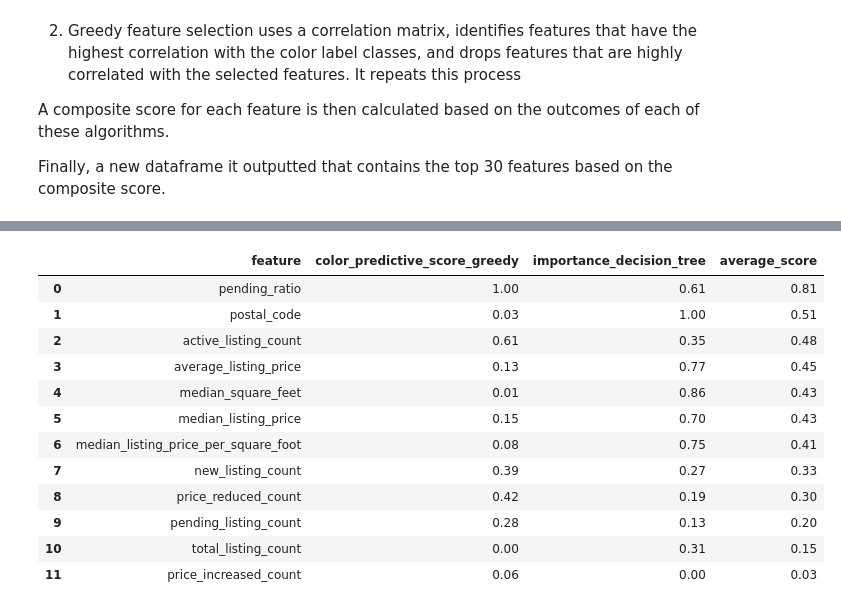
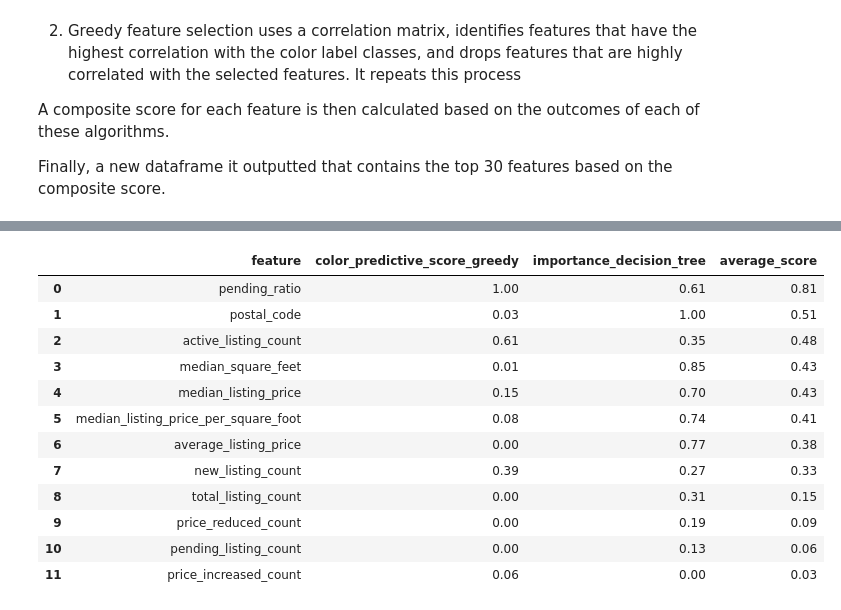
Before and after one commit to kkuc100/real_estate_analysis, a Jupyter notebook: Notebooks/leo_eda_realtor.ipynb, the cells around one changed output, grey strips where cells are left out. Drawn from its saved outputs; the diff is of its cells as text; code cells hidden in the pictures.

```diff
--- a/Notebooks/leo_eda_realtor.ipynb
+++ b/Notebooks/leo_eda_realtor.ipynb
@@ -56,7 +46,7 @@ df_realtor_zip_monthly_hotness.head()
 # Change data types of columns to correct types
 for col in ['month_date_yyyymm','zip_name']:
     df_realtor_zip_monthly_historical[col] = df_realtor_zip_monthly_historical[col].astype(str)
-    df_realtor_zip_monthly_current[col] = df_realtor_zip_monthly_current[col].astype(str)
+    #df_realtor_zip_monthly_current[col] = df_realtor_zip_monthly_current[col].astype(str)
 
 for col in ['month_date_yyyymm','zip_name']:
     df_realtor_zip_monthly_hotness[col] = df_realtor_zip_monthly_hotness[col].astype(str)
@@ -66,13 +56,13 @@ for col in ['postal_code', 'hotness_rank']:
 
 # Replace blanks and NaNs with NaN
 df_realtor_zip_monthly_historical = df_realtor_zip_monthly_historical.replace(r'^\s*$', np.nan, regex=True)
-df_realtor_zip_monthly_current = df_realtor_zip_monthly_current.replace(r'^\s*$', np.nan, regex=True)
+#df_realtor_zip_monthly_current = df_realtor_zip_monthly_current.replace(r'^\s*$', np.nan, regex=True)
 df_realtor_zip_monthly_hotness = df_realtor_zip_monthly_hotness.replace(r'^\s*$', np.nan, regex=True)
 
 # drop 'quality_flag = 1:  year-over-year figures may be impacted' value in zipcode
 value_to_drop = 'quality_flag = 1:  year-over-year figures may be impacted'
 df_realtor_zip_monthly_historical = df_realtor_zip_monthly_historical[df_realtor_zip_monthly_historical['month_date_yyyymm'] != value_to_drop]
-df_realtor_zip_monthly_current = df_realtor_zip_monthly_current[df_realtor_zip_monthly_current['month_date_yyyymm'] != value_to_drop]
+#df_realtor_zip_monthly_current = df_realtor_zip_monthly_current[df_realtor_zip_monthly_current['month_date_yyyymm'] != value_to_drop]
 # %%
 # parse month_date_yyyymm
 df_realtor_zip_monthly_historical['year'] = df_realtor_zip_monthly_historical['month_date_yyyymm'].str[:4]
@@ -95,10 +88,10 @@ new_df = df_realtor_zip_monthly_historical.dropna(subset=['zip_name', 'median_li
 print('shape of historical data:',np.shape(new_df))
 print(new_df.isnull().sum())
 
-new_df1 = df_realtor_zip_monthly_current.dropna(subset=['zip_name', 'median_listing_price', 'active_listing_count', 'median_days_on_market',
-                                                'new_listing_count', 'price_increased_count', 'price_reduced_count', 'median_listing_price_per_square_foot',
-                                                'median_square_feet', 'average_listing_price', 'total_listing_count', 'pending_listing_count',
-                                                'pending_ratio'])
+# new_df1 = df_realtor_zip_monthly_current.dropna(subset=['zip_name', 'median_listing_price', 'active_listing_count', 'median_days_on_market',
+#                                                 'new_listing_count', 'price_increased_count', 'price_reduced_count', 'median_listing_price_per_square_foot',
+#                                                 'median_square_feet', 'average_listing_price', 'total_listing_count', 'pending_listing_count',
+#                                                 'pending_ratio'])
 
 
 hotness_df = df_realtor_zip_monthly_hotness.dropna(subset=['hh_rank', 'median_days_on_market'])
@@ -517,7 +580,8 @@ def feature_selection_greedy(df, cols_to_drop=['percentile_label', 'color_label'
 
     return selected_features
 
-df_greedy_feature = feature_selection_greedy(feature_df, corr_drop_threshold=0.9)
+#historical data
+df_greedy_feature = feature_selection_greedy(feature_df, corr_drop_threshold=0.8)
 df_greedy_feature
 # %% [output]
 |  | feature | color_predictive_score |
@@ -545,43 +618,44 @@ def merge_feature_selection(df_greedy = df_greedy_feature, df_decision_tree = df
         df_feature_selection: DataFrame with features, individual and average scores
     """
     # Merge greedy and decision tree feature selection
-    df_feature_selection = pd.merge(df_greedy_feature, df_decision_tree, how='outer', on='feature', suffixes=('_greedy', '_decision_tree'))
+    df_feature_selection = pd.merge(df_greedy, df_decision_tree, how='outer', on='feature', suffixes=('_greedy', '_decision_tree'))
     df_feature_selection.columns = ['feature', 'color_predictive_score_greedy', 'importance_decision_tree']
 
     # Replace nan with 0
     df_feature_selection = df_feature_selection.fillna(0)
 
     # Normalize the scores using sklearn's minmax scaler
     scaler = MinMaxScaler()
     df_feature_selection[['color_predictive_score_greedy', 'importance_decision_tree']] = scaler.fit_transform(df_feature_selection[['color_predictive_score_greedy', 'importance_decision_tree']])
 
     # Calculate average score as a new column
     df_feature_selection['average_score'] = (df_feature_selection['color_predictive_score_greedy'] + df_feature_selection['importance_decision_tree']) / 2
 
     # Sort by average score
     df_feature_selection = df_feature_selection.sort_values(by='average_score', ascending=False)
 
     # Reindex
     df_feature_selection = df_feature_selection.reset_index(drop=True)
 
     # Make each column display in 2 decimal places
     df_feature_selection = df_feature_selection.round(2)
 
     return df_feature_selection
 
+#historical data
 df_feature_scores = merge_feature_selection(df_greedy_feature, df_decision_tree_feature)
 df_feature_scores
 # %% [output]
 |  | feature | color_predictive_score_greedy | importance_decision_tree | average_score |
 | 0 | pending_ratio | 1.00 | 0.61 | 0.81 |
 | 1 | postal_code | 0.03 | 1.00 | 0.51 |
 | 2 | active_listing_count | 0.61 | 0.35 | 0.48 |
-| 3 | average_listing_price | 0.13 | 0.77 | 0.45 |
-| 4 | median_square_feet | 0.01 | 0.86 | 0.43 |
-| 5 | median_listing_price | 0.15 | 0.70 | 0.43 |
-| 6 | median_listing_price_per_square_foot | 0.08 | 0.75 | 0.41 |
+| 3 | median_square_feet | 0.01 | 0.85 | 0.43 |
+| 4 | median_listing_price | 0.15 | 0.70 | 0.43 |
+| 5 | median_listing_price_per_square_foot | 0.08 | 0.74 | 0.41 |
+| 6 | average_listing_price | 0.00 | 0.77 | 0.38 |
 | 7 | new_listing_count | 0.39 | 0.27 | 0.33 |
-| 8 | price_reduced_count | 0.42 | 0.19 | 0.30 |
-| 9 | pending_listing_count | 0.28 | 0.13 | 0.20 |
-| 10 | total_listing_count | 0.00 | 0.31 | 0.15 |
+| 8 | total_listing_count | 0.00 | 0.31 | 0.15 |
+| 9 | price_reduced_count | 0.00 | 0.19 | 0.09 |
+| 10 | pending_listing_count | 0.00 | 0.13 | 0.06 |
 | 11 | price_increased_count | 0.06 | 0.00 | 0.03 |
```
Also changed, not shown: parts of 21 cells of this notebook.
